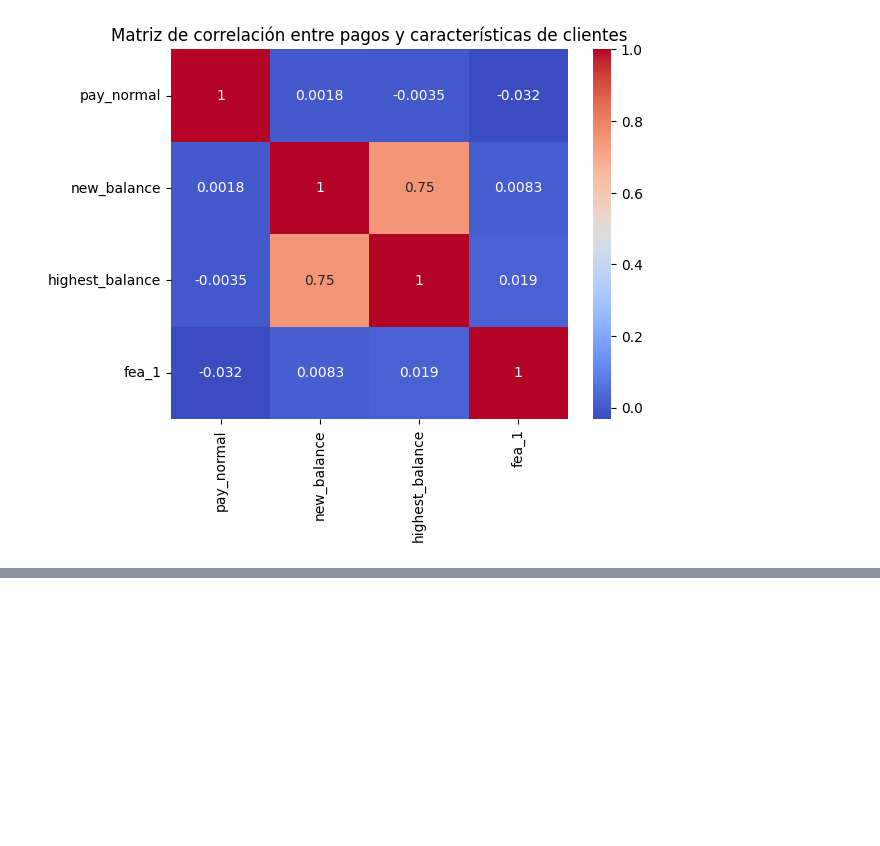
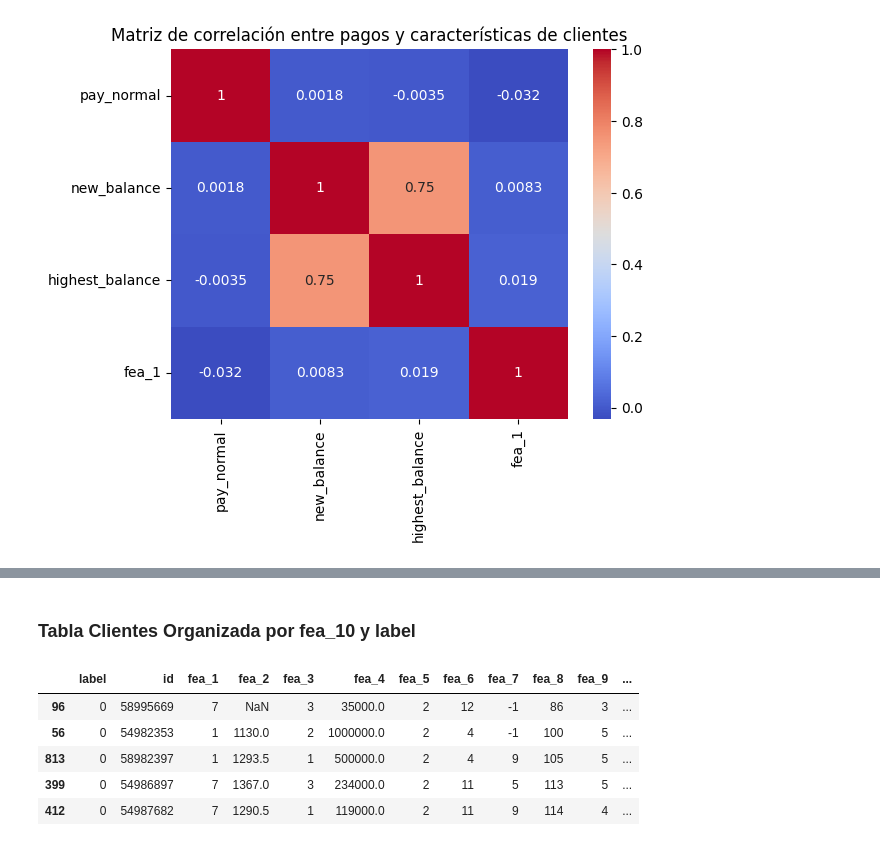
Before and after one commit to maurolanch/reto-git, a Jupyter notebook: reto_git.ipynb, the cells around one changed output, grey strips where cells are left out. Saved outputs shown, nothing was run; the diff lists cells and outputs as text; code cells hidden in the pictures; blank space fills up the shorter version.

```diff
--- a/reto_git.ipynb
+++ b/reto_git.ipynb
@@ -312,0 +361,12 @@ plt.show()
+# %% [markdown]
+### Tabla Clientes Organizada por fea_10 y label
+# %%
+sorted_customers_df = customers_df.sort_values(by=['fea_10', 'label'], ascending=[False, True])
+sorted_customers_df.head()
+# %% [output]
+|  | label | id | fea_1 | fea_2 | fea_3 | fea_4 | fea_5 | fea_6 | fea_7 | fea_8 | fea_9 | ... |
+| 96 | 0 | 58995669 | 7 | NaN | 3 | 35000.0 | 2 | 12 | -1 | 86 | 3 | ... |
+| 56 | 0 | 54982353 | 1 | 1130.0 | 2 | 1000000.0 | 2 | 4 | -1 | 100 | 5 | ... |
+| 813 | 0 | 58982397 | 1 | 1293.5 | 1 | 500000.0 | 2 | 4 | 9 | 105 | 5 | ... |
+| 399 | 0 | 54986897 | 7 | 1367.0 | 3 | 234000.0 | 2 | 11 | 5 | 113 | 5 | ... |
+| 412 | 0 | 54987682 | 7 | 1290.5 | 1 | 119000.0 | 2 | 11 | 9 | 114 | 4 | ... |
```
Also changed, not shown: parts of 13 cells of this notebook.
